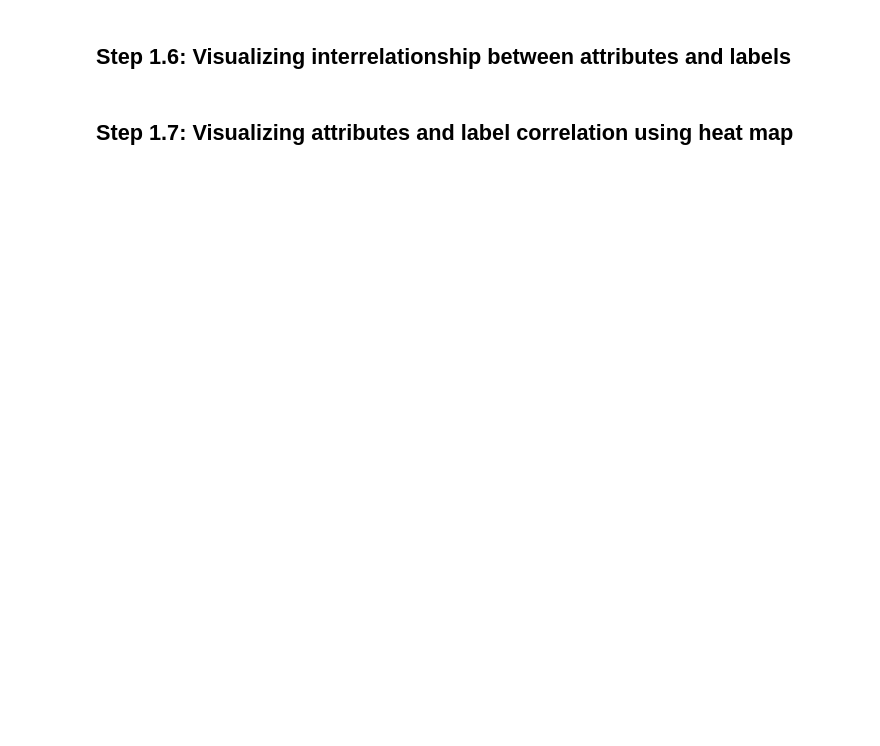
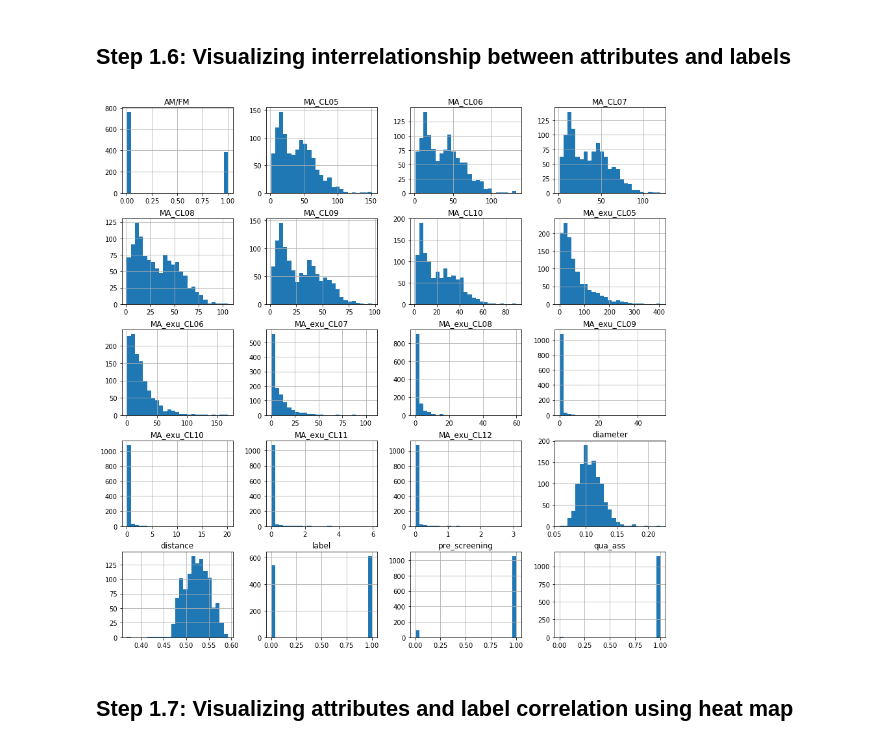
Before and after one commit to ram1123/Learning_ML, a Jupyter notebook: disease_detection_project/Diabetic_Retinopathy.ipynb, the cells around one changed output. Drawn from its saved outputs; the diff is of its cells as text; code cells hidden in the pictures; blank space fills up the shorter version.

```diff
--- a/disease_detection_project/Diabetic_Retinopathy.ipynb
+++ b/disease_detection_project/Diabetic_Retinopathy.ipynb
@@ -166,4 +171,9 @@ parallel_coordinates(infile,'MA_CL05',colormap='gist_rainbow')
 # %% [markdown]
 ## Step 1.6: Visualizing interrelationship between attributes and labels
+# %%
+infile.hist(figsize=(15,15),bins=25)
+plt.show()
+# %% [output]
+[figure, added]
 # %% [markdown]
 ## Step 1.7: Visualizing attributes and label correlation using heat map
```
Also changed, not shown: parts of 27 cells of this notebook.
